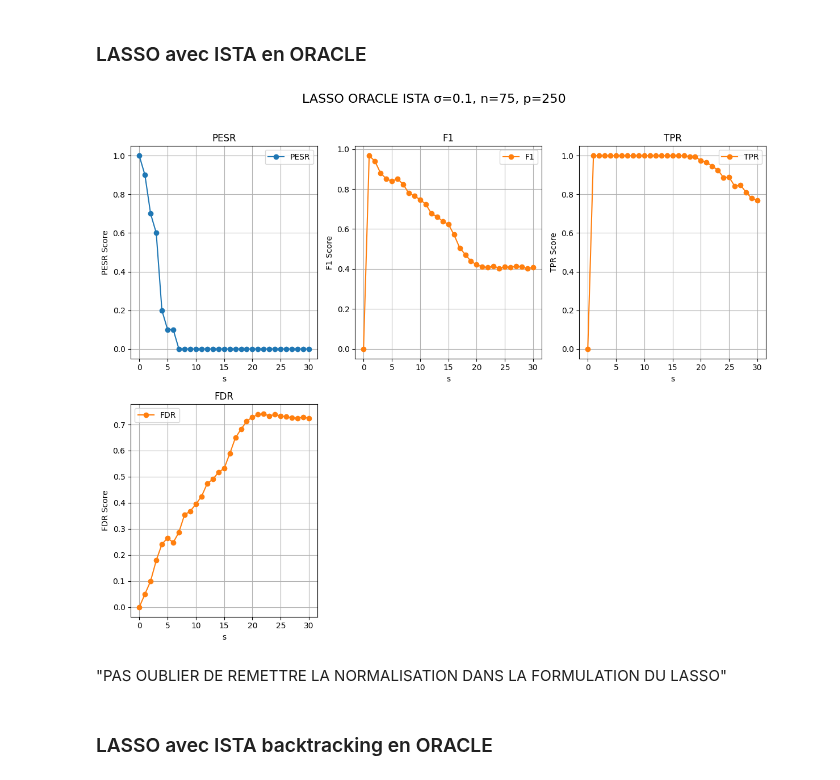
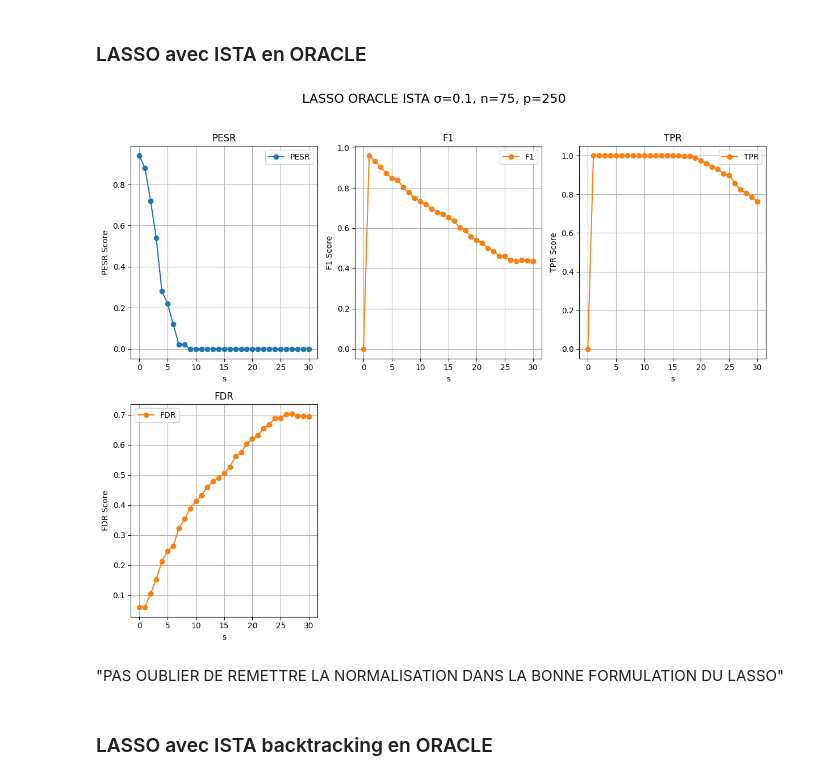
Before and after one commit to AymenBlk/STAGE-GENEVE, a Jupyter notebook: AYMEN/EXPLORATION/CAS LINEAIRE/LASSO/Basis.ipynb, the cells around one changed output. Drawn from its saved outputs; the diff is of its cells as text; code cells hidden in the pictures.

```diff
--- a/AYMEN/EXPLORATION/CAS LINEAIRE/LASSO/Basis.ipynb
+++ b/AYMEN/EXPLORATION/CAS LINEAIRE/LASSO/Basis.ipynb
@@ -119,26 +126,26 @@ sys.path.append(str(pathlib.Path.cwd().parent.parent.parent.parent)+"\AYMEN\EXPL
 # %%
 from simulations import SimulationLassoOracleIsta
 
-Sim = SimulationLassoOracleIsta(
+Sim1 = SimulationLassoOracleIsta(
     n = 75,
     p = 250,
     list_s = range(0, 31),
     sigma = 0.1,
-    simu_iter=10,
+    simu_iter=50,
     qut_iter=1000,
     max_iter=10000,
-    tol=1e-18,
+    tol=1e-6,
     seed=43,
     verbose=False
 )
 
-Sim.run()
+Sim1.run()
 
-Sim.plot()
+Sim1.plot()
 # %% [output]
-[figure, old version]
+[figure, new version]
 # %% [markdown]
-"PAS OUBLIER DE REMETTRE LA NORMALISATION DANS LA FORMULATION DU LASSO"
+"PAS OUBLIER DE REMETTRE LA NORMALISATION DANS LA BONNE FORMULATION DU LASSO"
 # %% [markdown]
 ### LASSO avec ISTA backtracking en ORACLE
 # %%
```
Also changed, not shown: parts of 13 cells of this notebook, 5 other files.
